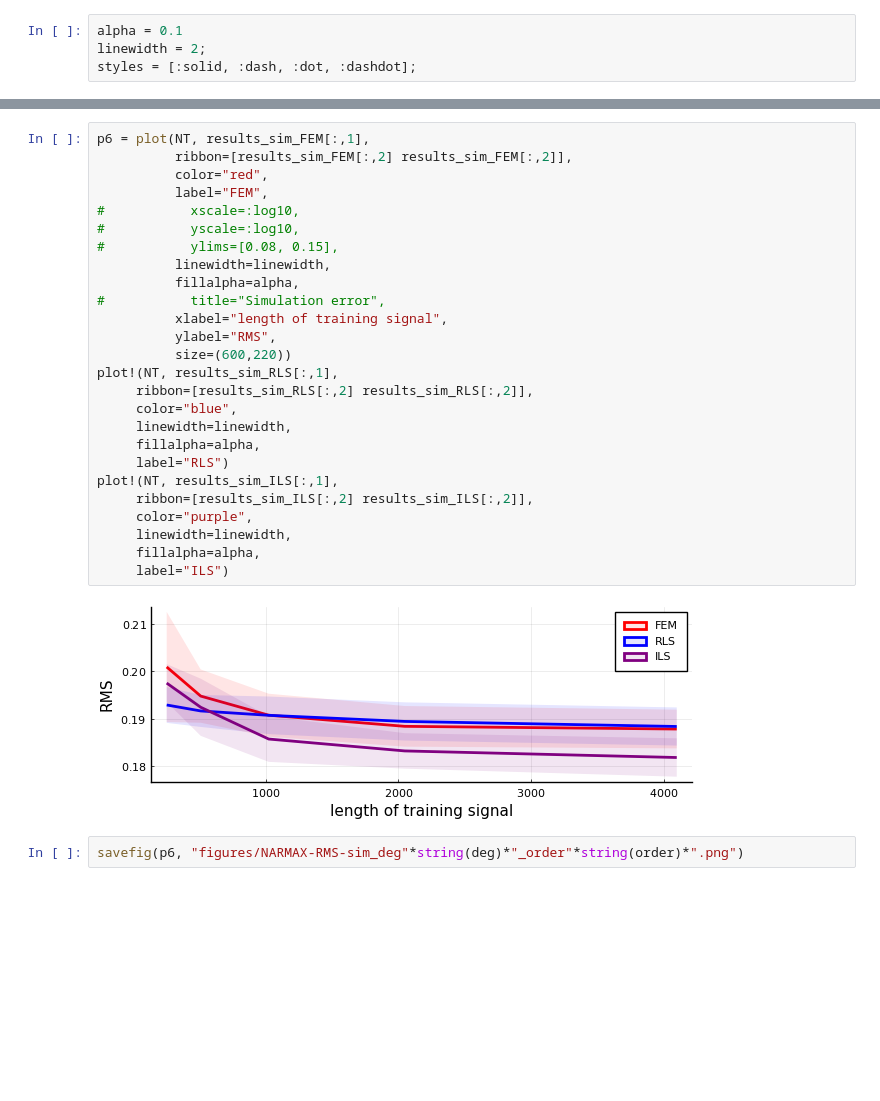
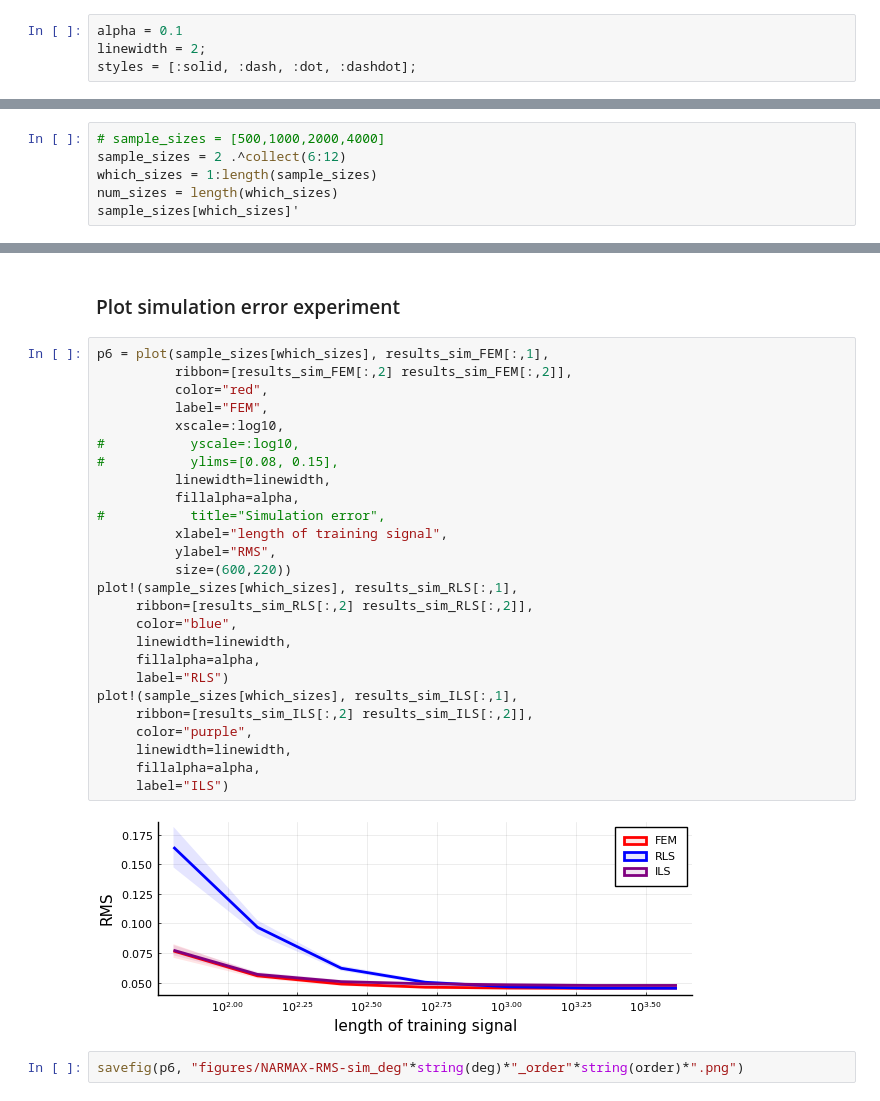
Before and after one commit to biaslab/ACC2022-vmpNARMAX, a Jupyter notebook: experiments-verification/collect-results.ipynb, the cells around one changed output, grey strips where cells are left out. Saved outputs shown, nothing was run; the diff lists cells and outputs as text; blank space fills up the shorter version.

Commit message:
Redid verification experiments. Rewrote validation experiments.

```diff
--- a/experiments-verification/collect-results.ipynb
+++ b/experiments-verification/collect-results.ipynb
@@ -19,0 +20,6 @@ styles = [:solid, :dash, :dot, :dashdot];
+# %%
+# sample_sizes = [500,1000,2000,4000]
+sample_sizes = 2 .^collect(6:12)
+which_sizes = 1:length(sample_sizes)
+num_sizes = length(which_sizes)
+sample_sizes[which_sizes]'
@@ -107,31 +112,33 @@ boxplot!(filter(!isnan, RMS_sim_ILS[:,n]), color="purple", label="ILS")
+# %% [markdown]
+### Plot simulation error experiment
 # %%
-p6 = plot(NT, results_sim_FEM[:,1],
+p6 = plot(sample_sizes[which_sizes], results_sim_FEM[:,1],
           ribbon=[results_sim_FEM[:,2] results_sim_FEM[:,2]],
           color="red",
           label="FEM",
-#           xscale=:log10,
+          xscale=:log10,
 #           yscale=:log10,
 #           ylims=[0.08, 0.15],
           linewidth=linewidth,
           fillalpha=alpha,
 #           title="Simulation error",
           xlabel="length of training signal",
           ylabel="RMS",
           size=(600,220))
-plot!(NT, results_sim_RLS[:,1],
+plot!(sample_sizes[which_sizes], results_sim_RLS[:,1],
      ribbon=[results_sim_RLS[:,2] results_sim_RLS[:,2]],
      color="blue",
      linewidth=linewidth,
      fillalpha=alpha,
      label="RLS")
-plot!(NT, results_sim_ILS[:,1],
+plot!(sample_sizes[which_sizes], results_sim_ILS[:,1],
      ribbon=[results_sim_ILS[:,2] results_sim_ILS[:,2]],
      color="purple",
      linewidth=linewidth,
      fillalpha=alpha,
      label="ILS")
 # %% [output]
-[figure, old version]
+[figure, new version]
 # %%
 savefig(p6, "figures/NARMAX-RMS-sim_deg"*string(deg)*"_order"*string(order)*".png")
 # %%
```
Also changed, not shown: parts of 15 cells of this notebook, 17 other files.
